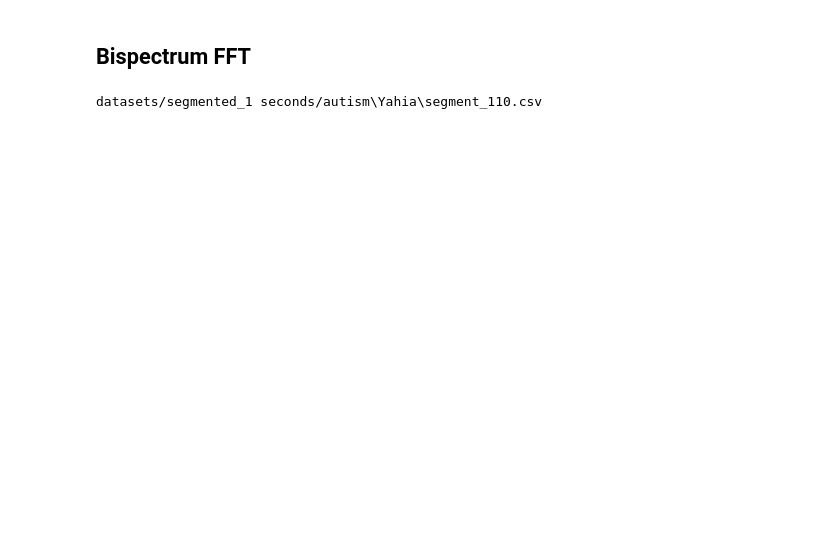
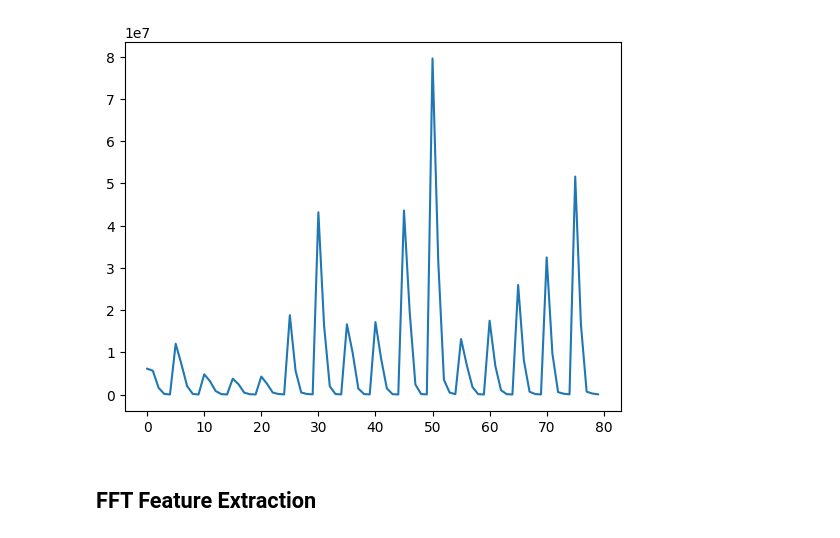
Before and after one commit to frrp16/eeg-autism-classification, a Jupyter notebook: FFT.ipynb, the cells around one changed output. Cells and saved outputs as stored; diff of their text form; code cells hidden in the pictures; blank space fills up the shorter version.

```diff
--- a/FFT.ipynb
+++ b/FFT.ipynb
@@ -103,0 +50,7 @@ def fftAnalysis(directory, bands):
+# %%
+# Test FFT
+SAMPLING_RATE = 256
+df = get_dummy("datasets/segmented_1 seconds/autism")
+data = df.values
+
+fft_result, fft_freq = calculateFft(data, SAMPLING_RATE)
@@ -104,8 +59,2 @@ def fftAnalysis(directory, bands):
 # %%
-bands = {'Delta': (.5, 4),
-             'Theta': (4, 8),
-             'Alpha': (8, 12),
-             'Beta': (12, 30),
-             'Gamma': (30, 60)}
-
-SEGMENT_TIME  = 60
+bands = {'Delta': (0.5, 4), 'Theta': (4, 8), 'Alpha': (8, 12), 'Beta': (12, 30), 'Gamma': (30, 60)}
@@ -150,2 +61,17 @@ datasets/segmented_60 seconds/normal\Amer\segment_3.csv
+# %%
+band_powers = {}
+for band_name, band_range in bands.items():
+    band_powers[band_name] = extract_band_power(fft_result, fft_freq, band_range)
+
+band_powers_df = pd.DataFrame(band_powers, index=df.columns)
+band_powers_np = band_powers_df.values
+# %%
+fff = band_powers_np.flatten()
+# %%
+plt.figure()
+plt.plot(range(len(fff)), fff)
+plt.show()
+# %% [output]
+[figure, added]
 # %% [markdown]
-## Bispectrum FFT
+## FFT Feature Extraction
@@ -179,7 +77,0 @@ t = np.arange(0, 1, 1/(fs * segment_time))
-# %%
-lag = 256
-df = get_dummy(f"datasets/segmented_{segment_time} seconds/autism")
-data = df.values
-channels = df.columns
-# %% [output]
-datasets/segmented_1 seconds/autism\Yahia\segment_110.csv
```
Also changed, not shown: parts of 24 cells of this notebook, 10 other files.
